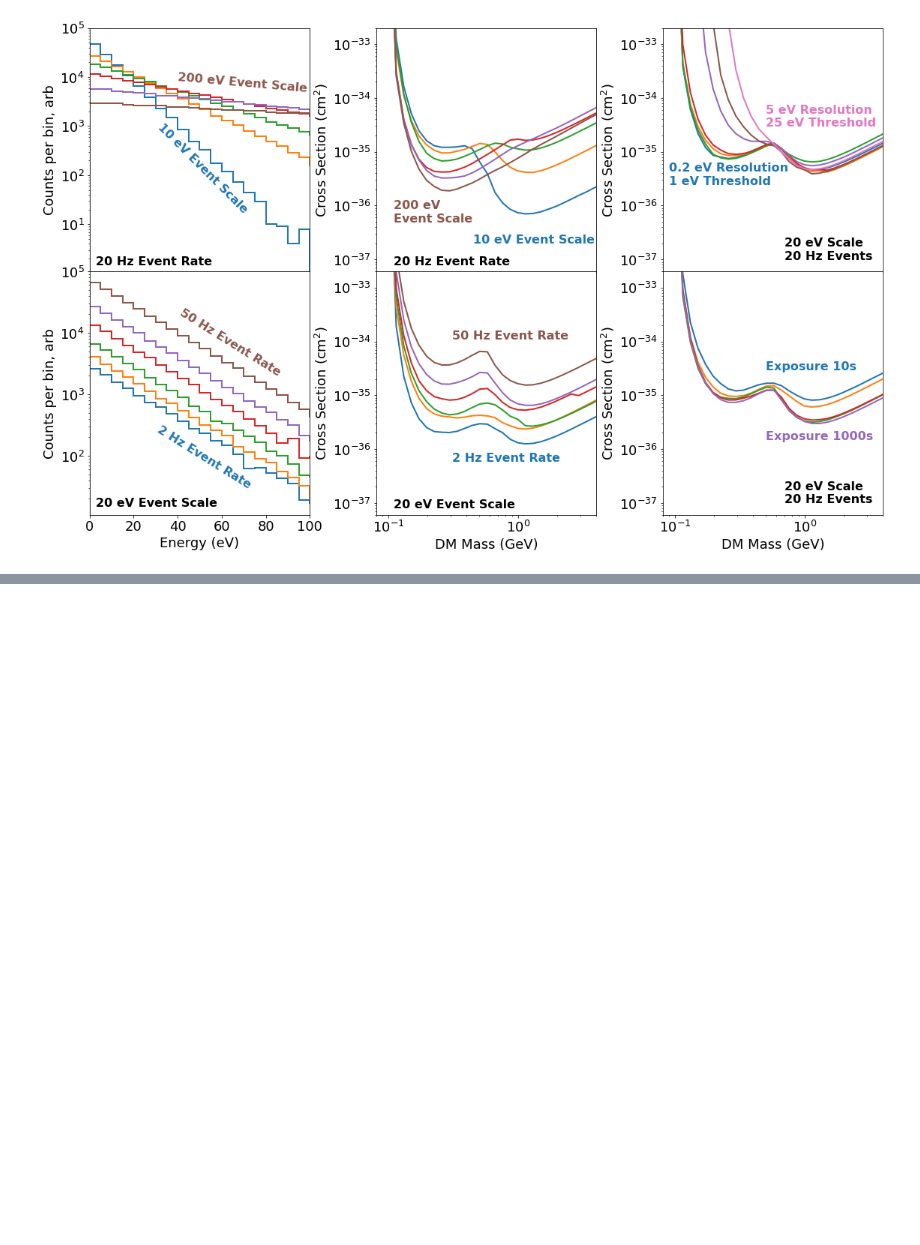
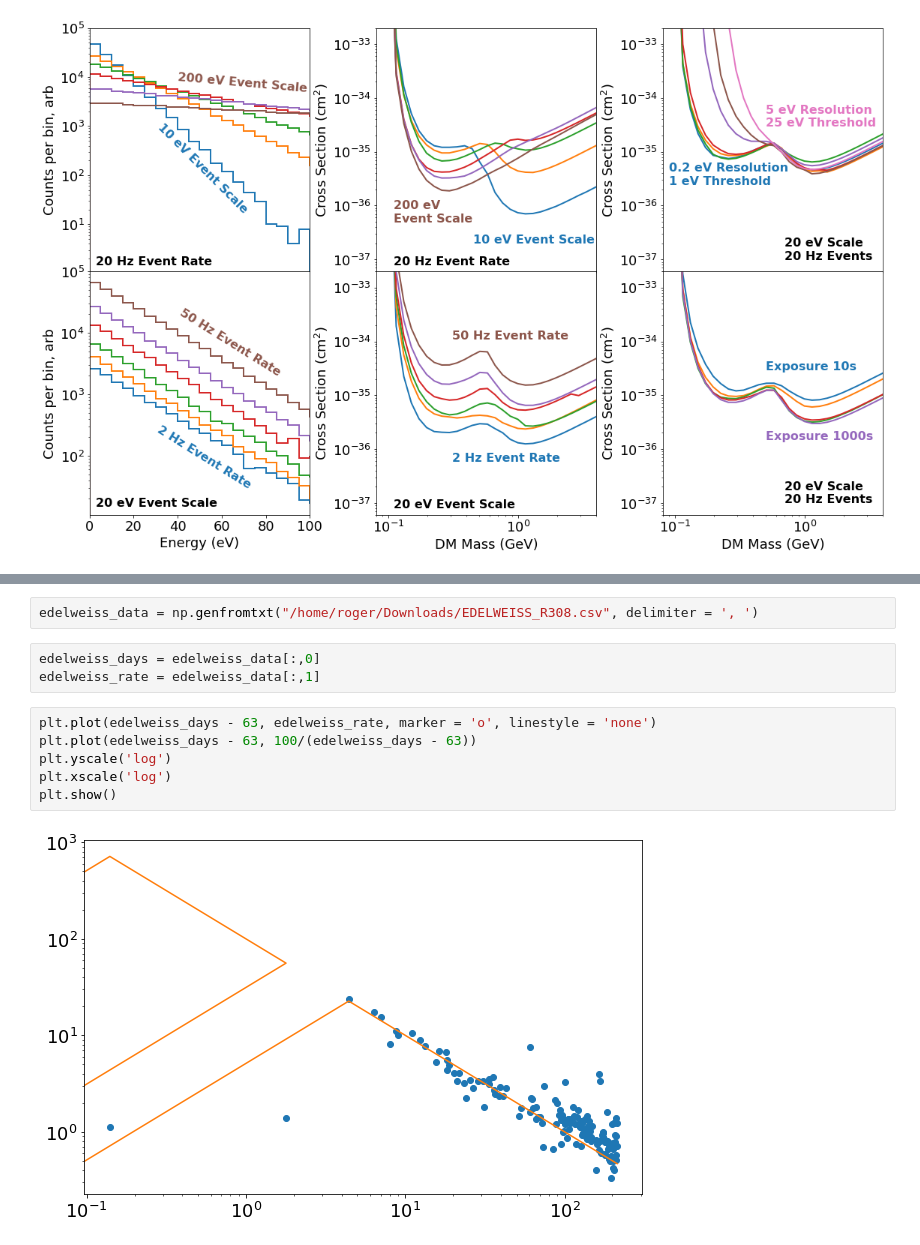
Before and after one commit to fewagner/review_excesses, a Jupyter notebook: REVIEW_LEE_LIMITS_2.ipynb, the cells around one changed output, grey strips where cells are left out. Drawn from its saved outputs; the diff is of its cells as text; blank space fills up the shorter version.

```diff
--- a/REVIEW_LEE_LIMITS_2.ipynb
+++ b/REVIEW_LEE_LIMITS_2.ipynb
@@ -385,0 +541,13 @@ plt.show()
+# %%
+edelweiss_data = np.genfromtxt("/home/roger/Downloads/EDELWEISS_R308.csv", delimiter = ', ')
+# %%
+edelweiss_days = edelweiss_data[:,0]
+edelweiss_rate = edelweiss_data[:,1]
+# %%
+plt.plot(edelweiss_days - 63, edelweiss_rate, marker = 'o', linestyle = 'none')
+plt.plot(edelweiss_days - 63, 100/(edelweiss_days - 63))
+plt.yscale('log')
+plt.xscale('log')
+plt.show()
+# %% [output]
+[figure, added]
```
Also changed, not shown: parts of 21 cells of this notebook.
